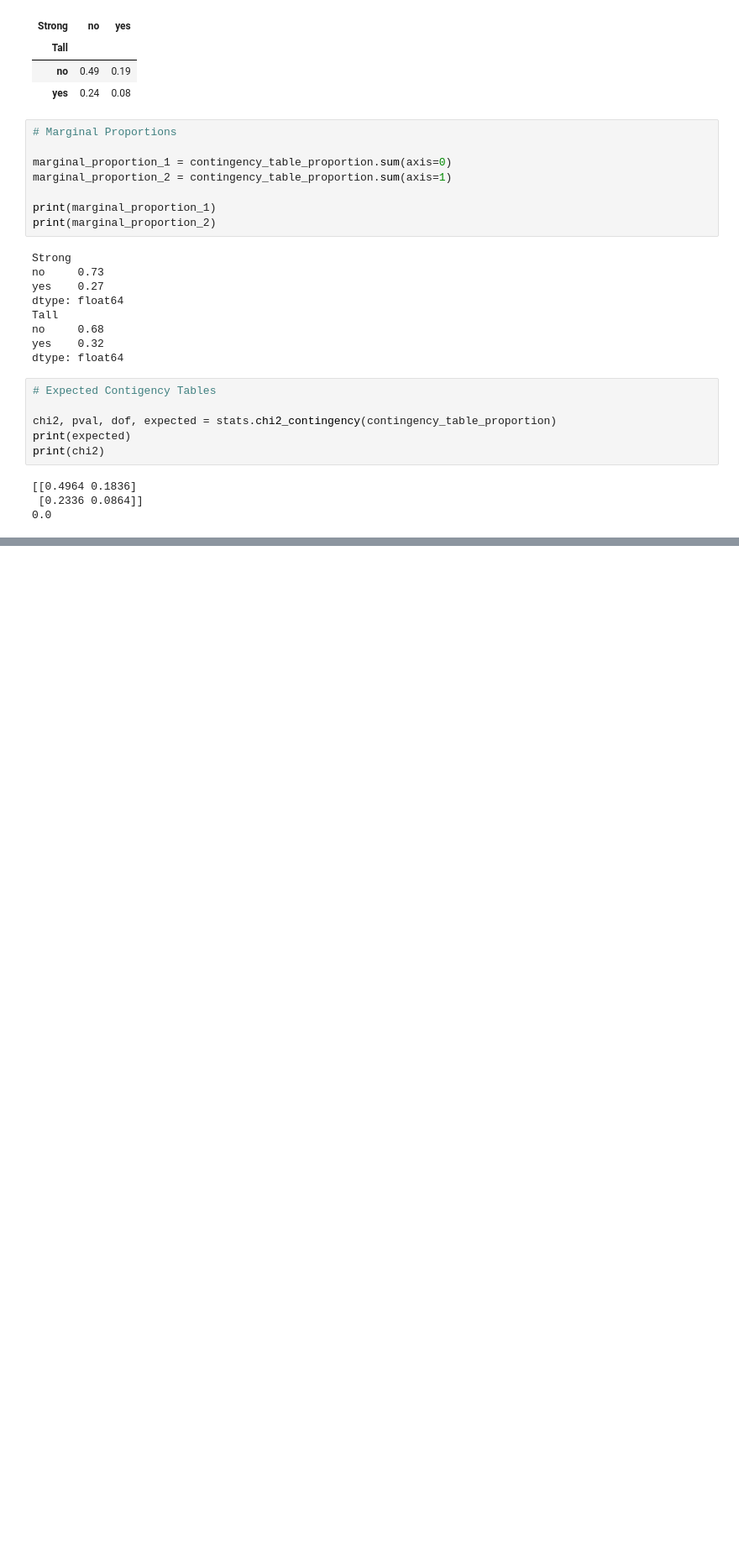
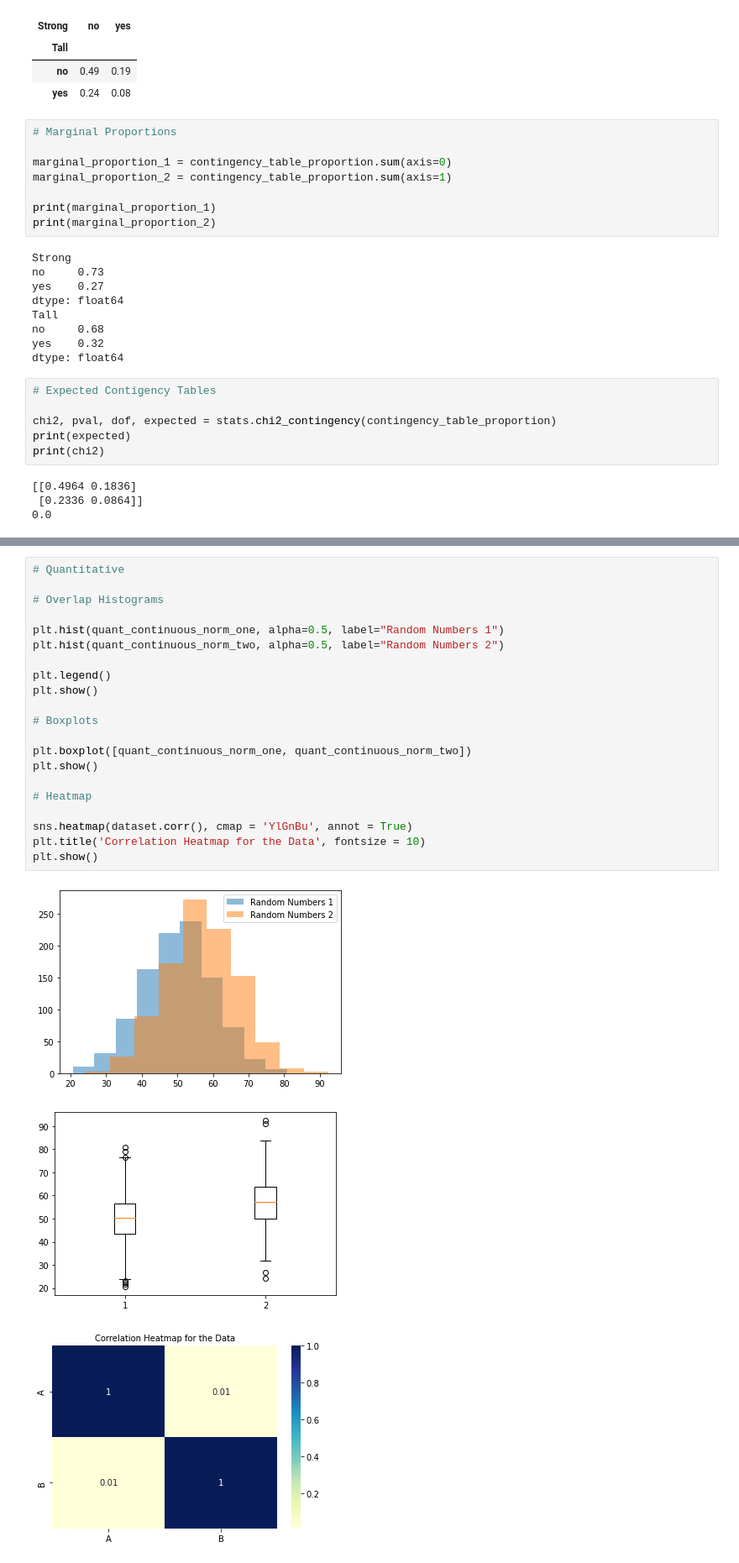
Before and after one commit to Ryan-Ashton/stats_notes, a Jupyter notebook: statistics notes.ipynb, the cells around one changed output, grey strips where cells are left out. Shown: that part at 84% size. Saved outputs shown, nothing was run; the diff lists cells and outputs as text; blank space fills up the shorter version.

```diff
--- a/statistics notes.ipynb
+++ b/statistics notes.ipynb
@@ -592,0 +596,25 @@ print(chi2)
+# %%
+# Quantitative
+
+# Overlap Histograms
+
+plt.hist(quant_continuous_norm_one, alpha=0.5, label="Random Numbers 1")
+plt.hist(quant_continuous_norm_two, alpha=0.5, label="Random Numbers 2")
+
+plt.legend()
+plt.show()
+
+# Boxplots
+
+plt.boxplot([quant_continuous_norm_one, quant_continuous_norm_two])
+plt.show()
+
+# Heatmap
+
+sns.heatmap(dataset.corr(), cmap = 'YlGnBu', annot = True)
+plt.title('Correlation Heatmap for the Data', fontsize = 10)
+plt.show()
+# %% [output]
+[figure, added]
+[figure, added]
+[figure, added]
```
Also changed, not shown: parts of 28 cells of this notebook.
